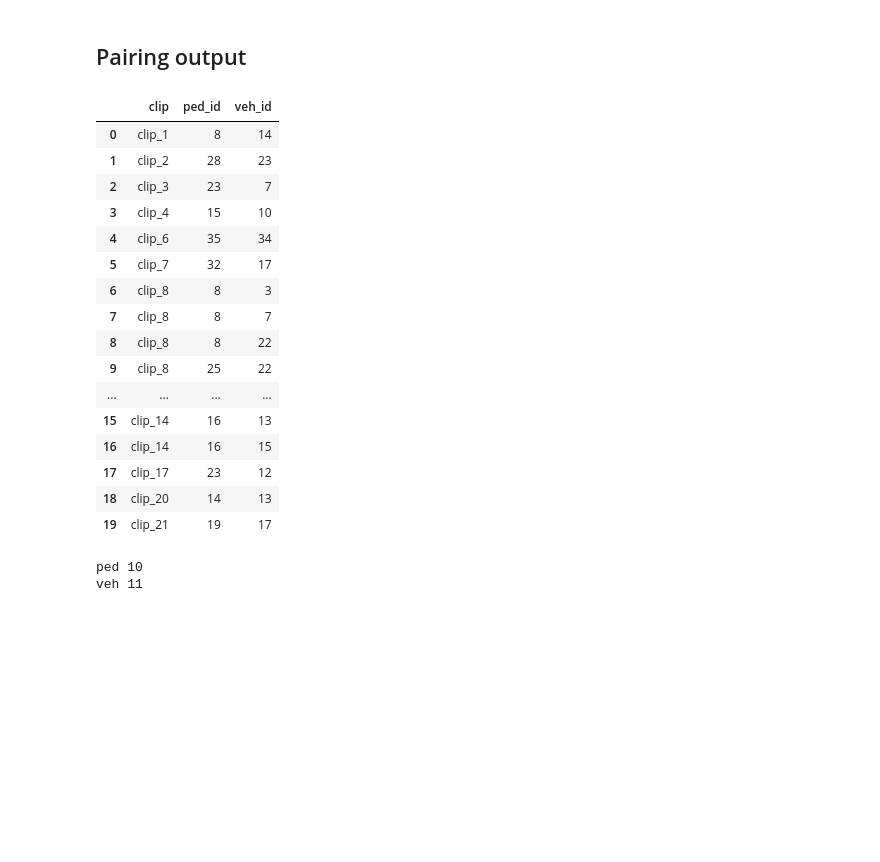
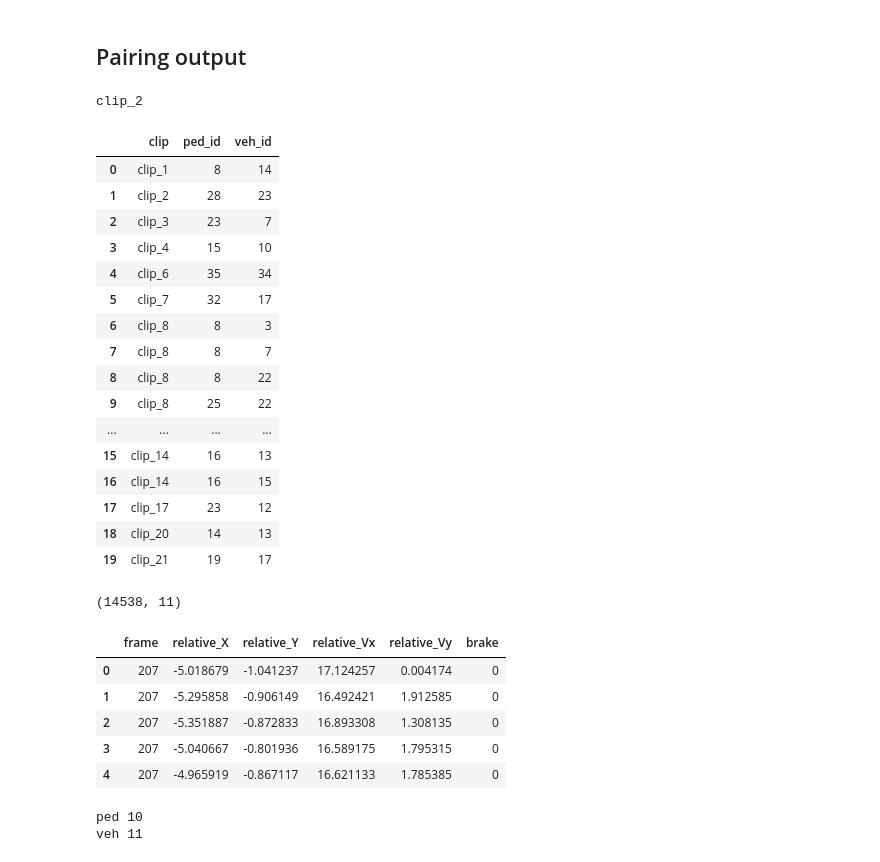
Before and after one commit to s-benslimane/Capstone_Code, a Jupyter notebook: Get_data.ipynb, the cells around one changed output. Drawn from its saved outputs; the diff is of its cells as text; code cells hidden in the pictures; blank space fills up the shorter version.

Commit message:
Add files via upload
it contains the merged data

```diff
--- a/Get_data.ipynb
+++ b/Get_data.ipynb
@@ -133,8 +132,13 @@ for filename in os.listdir(path):
 # %%
 inter=pd.read_csv('pairs_0206_1228A.csv')
 inter=inter.drop(['Unnamed: 0'], axis=1)
+i='clip_2'
+print i
+inter.loc[inter['clip'] == i]['veh_id'][1]
+inter.loc[inter['clip'] == i]['ped_id'][1]
 inter
 # %% [output]
+clip_2
 |  | clip | ped_id | veh_id |
 | 0 | clip_1 | 8 | 14 |
 | 1 | clip_2 | 28 | 23 |
@@ -152,6 +156,64 @@ inter
 | 17 | clip_17 | 23 | 12 |
 | 18 | clip_20 | 14 | 13 |
 | 19 | clip_21 | 19 | 17 |
+# %%
+## Left as the how because we take the pedestrian as a base
+
+for i in inter['clip']:
+    k=0
+    if i!='clip_8' and  i!='clip_12' and  i!='clip_13' and  i!='clip_14':
+
+        [df, df_positions, max_objects]=SQL_to_Pandas(i+'.sqlite')
+        #print int(inter.loc[inter['clip'] == i]['veh_id'].values)
+
+        veh_iden=int(inter.loc[inter['clip'] == i]['veh_id'].values)
+        ped_iden=int(inter.loc[inter['clip'] == i]['ped_id'].values)
+
+        vehicle=df.loc[df['object'] == veh_iden]
+        pedestrian=df.loc[df['object'] == ped_iden]
+
+        interaction = pd.merge(vehicle, pedestrian, how ='inner', on = ['frame'])
+        #print interaction
+        interaction.columns = ['object1', 'frame', 'x1', 'y1', 'v_x1', 'v_y1', 'object2', 'x2', 'y2', 'v_x2', 'v_y2']
+        if k==0:
+            all_interactions=interaction.copy()
+        else:
+            frames = [all_interactions, interaction]
+            all_interactions = pd.concat(frames)
+    k=k+1
+print all_interactions.shape
+# %% [output]
+(14538, 11)
+# %%
+# calculate relative
+MLInput = pd.DataFrame()
+MLInput['frame'] = all_interactions['frame']
+MLInput['relative_X'] = all_interactions['x1'] - all_interactions['x2']
+MLInput['relative_Y'] = all_interactions['y1'] - all_interactions['y2']
+MLInput['relative_Vx'] = all_interactions['v_x1'] - all_interactions['v_x2']
+MLInput['relative_Vy'] = all_interactions['v_y1'] - all_interactions['v_y2']
+MLInput['brake'] = 0
+#MLInput.columns = ['frame','relative_X','relative_Y','relative_Vx','relative_Vy','brake']
+
+
+for frame in all_interactions['frame']:
+    if len(all_interactions.loc[all_interactions['frame']==frame-1]['v_x1'].values)>0:
+        v_prev = all_interactions.loc[all_interactions['frame']==frame-1]['v_x1'].values[0]
+        v = all_interactions.loc[all_interactions['frame']==frame]['v_x1'].values[0]
+        if v - v_prev < 0:
+            MLInput.loc[MLInput['frame']==frame,'brake'] = 1
+
+MLInput.head()
+MLInput.to_csv("Input1")
+# %%
+MLInput.head()
+# %% [output]
+|  | frame | relative_X | relative_Y | relative_Vx | relative_Vy | brake |
+| 0 | 207 | -5.018679 | -1.041237 | 17.124257 | 0.004174 | 0 |
+| 1 | 207 | -5.295858 | -0.906149 | 16.492421 | 1.912585 | 0 |
+| 2 | 207 | -5.351887 | -0.872833 | 16.893308 | 1.308135 | 0 |
+| 3 | 207 | -5.040667 | -0.801936 | 16.589175 | 1.795315 | 0 |
+| 4 | 207 | -4.965919 | -0.867117 | 16.621133 | 1.785385 | 0 |
 # %%
 #=============================================================
 ## -------- ADD PATH TO THE SQLITE FILE!!! ------------------
```
Also changed, not shown: parts of 2 cells of this notebook.
